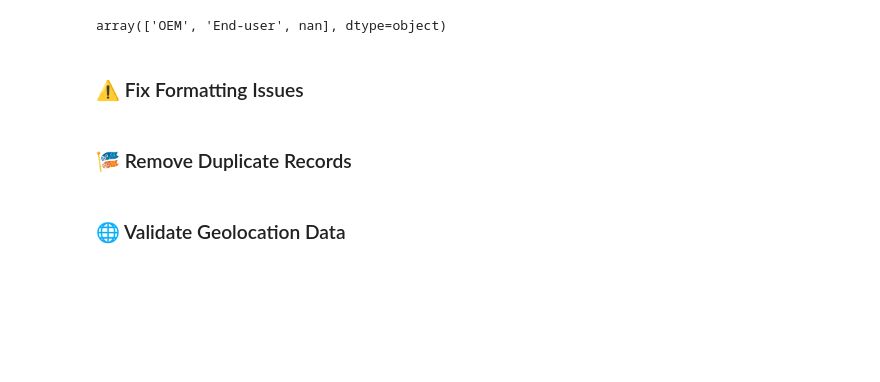
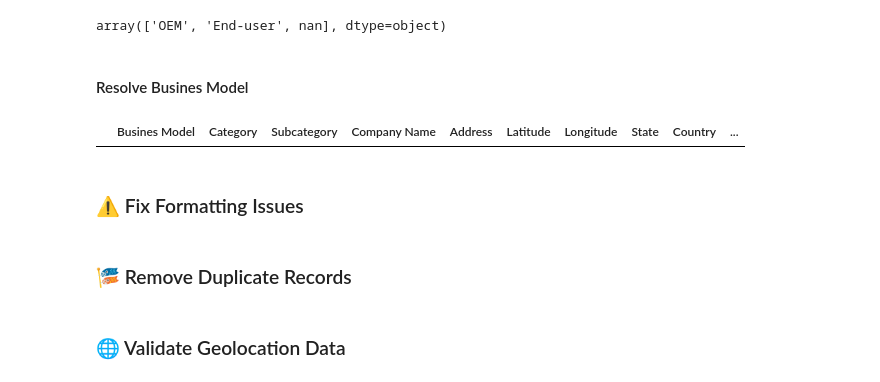
Before and after one commit to mitano-17/Nidec-Drives-Data-Cleaning, a Jupyter notebook: Dataset_C_3042-3879_Cleaner.ipynb, the cells around one changed output. Cells and saved outputs as stored; diff of their text form; code cells hidden in the pictures; blank space fills up the shorter version.

```diff
--- a/Dataset_C_3042-3879_Cleaner.ipynb
+++ b/Dataset_C_3042-3879_Cleaner.ipynb
@@ -123,3 +123,11 @@ dtype: bool
 C_df['Busines Model'].unique()
 # %% [output]
 array(['OEM', 'End-user', nan], dtype=object)
+# %% [markdown]
+<h4>Resolve Busines Model</h4>
+# %%
+null_rows = C_df[C_df['Busines Model'].isna()]
+# %%
+null_rows
+# %% [output]
+|  | Busines Model | Category | Subcategory | Company Name | Address | Latitude | Longitude | State | Country | ... |
```
Also changed, not shown: parts of 2 cells of this notebook.
